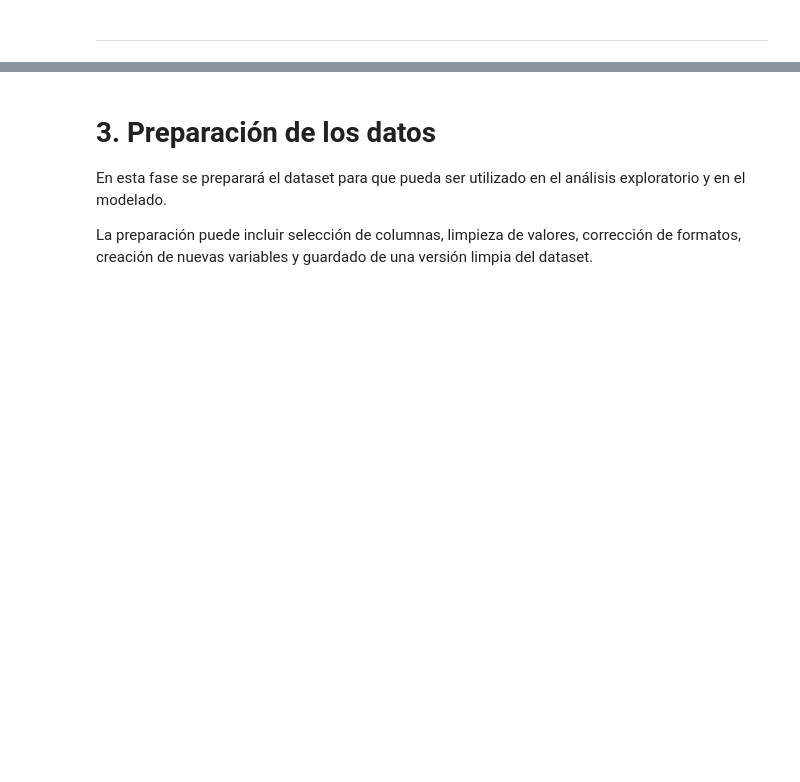
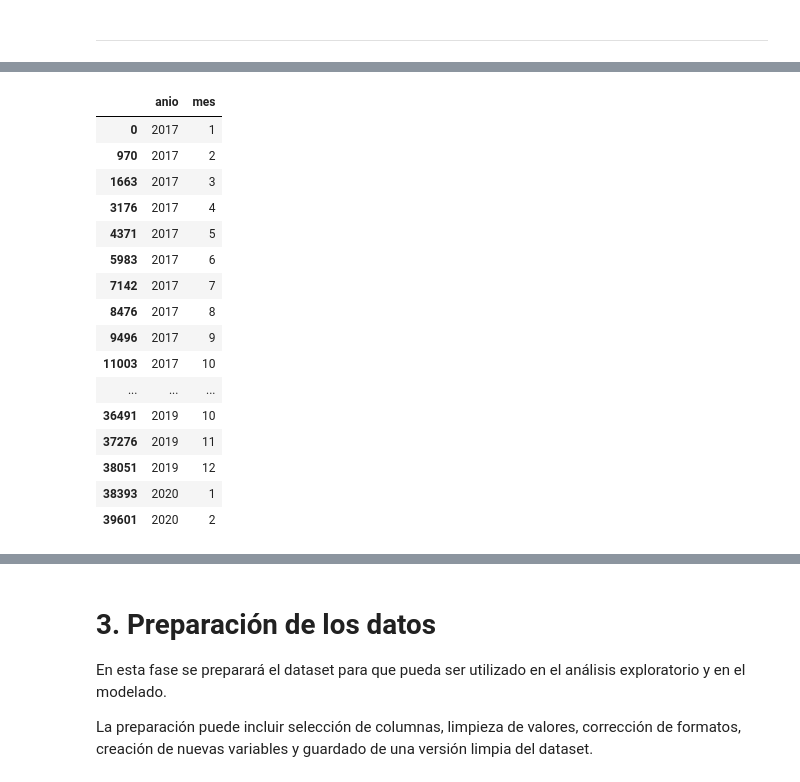
Before and after one commit to ju4n1t0x/eficiencia_energetica, a Jupyter notebook: 01_notebooks/TPI_Energia_CRISP_DM.ipynb, the cells around one changed output, grey strips where cells are left out. Drawn from its saved outputs; the diff is of its cells as text; code cells hidden in the pictures; blank space fills up the shorter version.

```diff
--- a/01_notebooks/TPI_Energia_CRISP_DM.ipynb
+++ b/01_notebooks/TPI_Energia_CRISP_DM.ipynb
@@ -257,0 +412,21 @@ Esta revisión es importante para decidir qué transformaciones serán necesaria
+# %%
+#verificamos los faltantes temporales
+df[['anio','mes']].drop_duplicates().sort_values(by=['anio','mes'])
+# %% [output]
+|  | anio | mes |
+| 0 | 2017 | 1 |
+| 970 | 2017 | 2 |
+| 1663 | 2017 | 3 |
+| 3176 | 2017 | 4 |
+| 4371 | 2017 | 5 |
+| 5983 | 2017 | 6 |
+| 7142 | 2017 | 7 |
+| 8476 | 2017 | 8 |
+| 9496 | 2017 | 9 |
+| 11003 | 2017 | 10 |
+| ... | ... | ... |
+| 36491 | 2019 | 10 |
+| 37276 | 2019 | 11 |
+| 38051 | 2019 | 12 |
+| 38393 | 2020 | 1 |
+| 39601 | 2020 | 2 |
```
Also changed, not shown: parts of 22 cells of this notebook.
